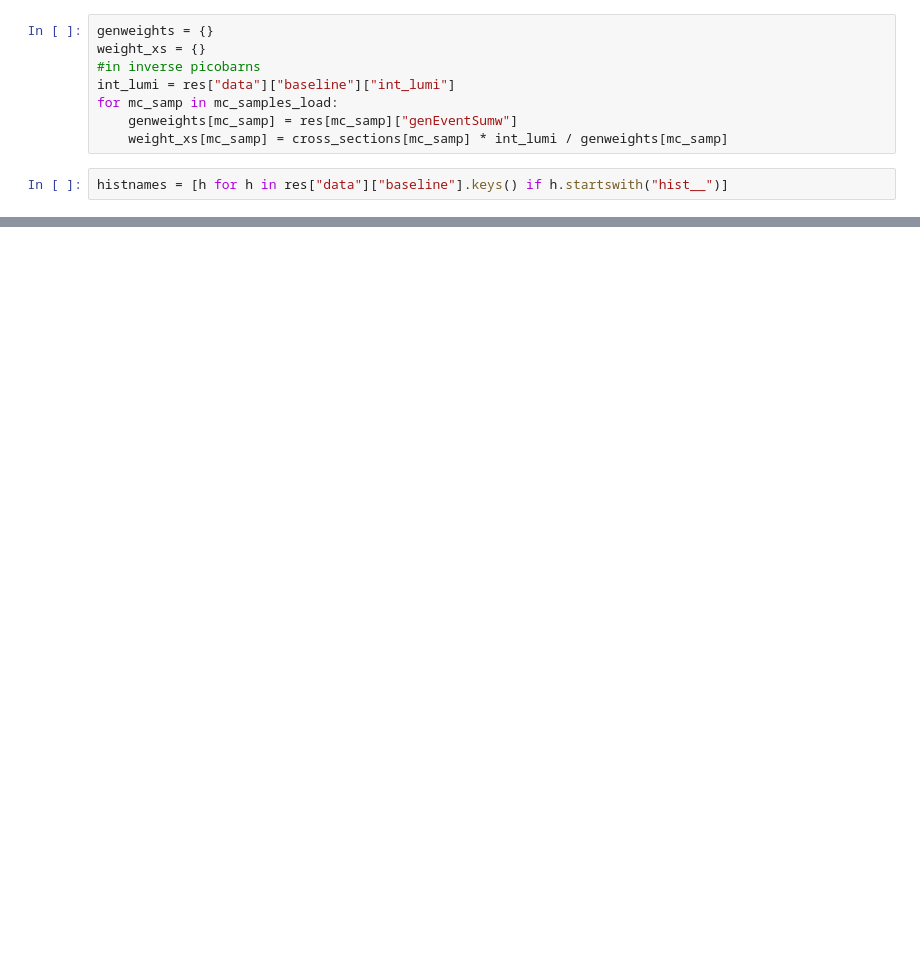
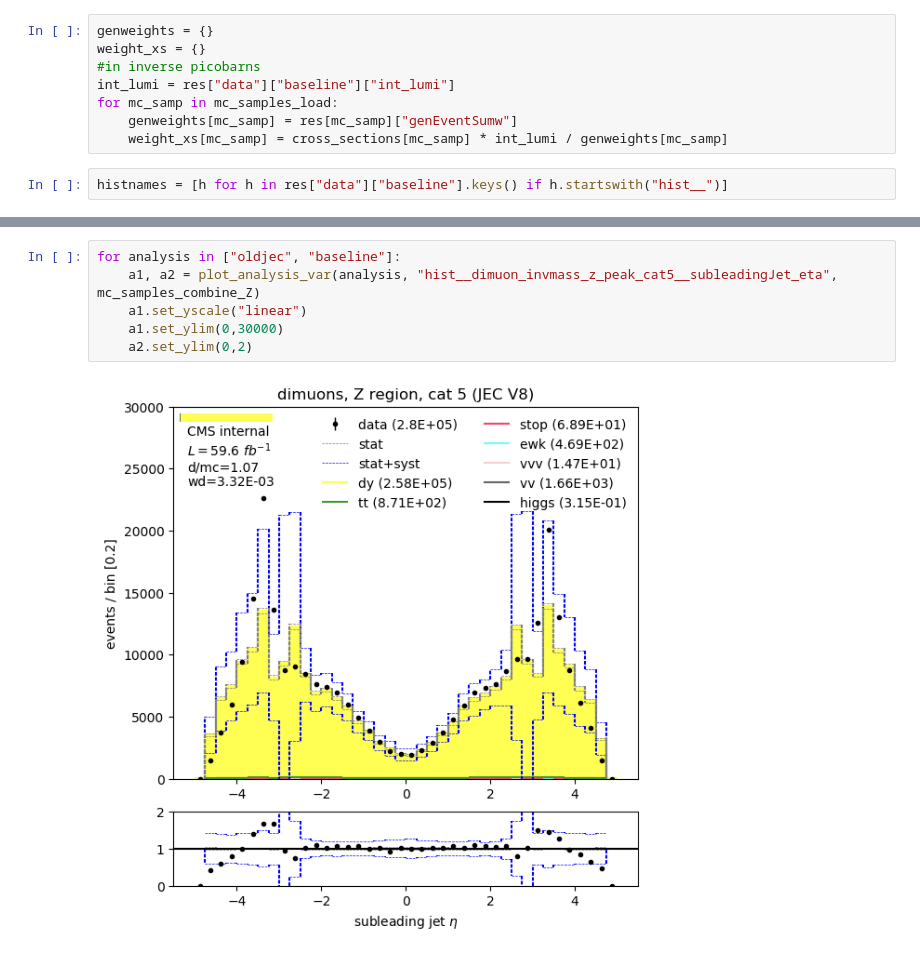
Before and after one commit to jpata/hepaccelerate-cms, a Jupyter notebook: notebook/plots-quick.ipynb, the cells around one changed output, grey strips where cells are left out. Cells and saved outputs as stored; diff of their text form; blank space fills up the shorter version.

```diff
--- a/notebook/plots-quick.ipynb
+++ b/notebook/plots-quick.ipynb
@@ -276,0 +398,8 @@ ret = make_pdf_plot((
+# %%
+for analysis in ["oldjec", "baseline"]:
+    a1, a2 = plot_analysis_var(analysis, "hist__dimuon_invmass_z_peak_cat5__subleadingJet_eta", mc_samples_combine_Z)
+    a1.set_yscale("linear")
+    a1.set_ylim(0,30000)
+    a2.set_ylim(0,2)
+# %% [output]
+[figure, added]
```
Also changed, not shown: parts of 35 cells of this notebook, 3 other files.
